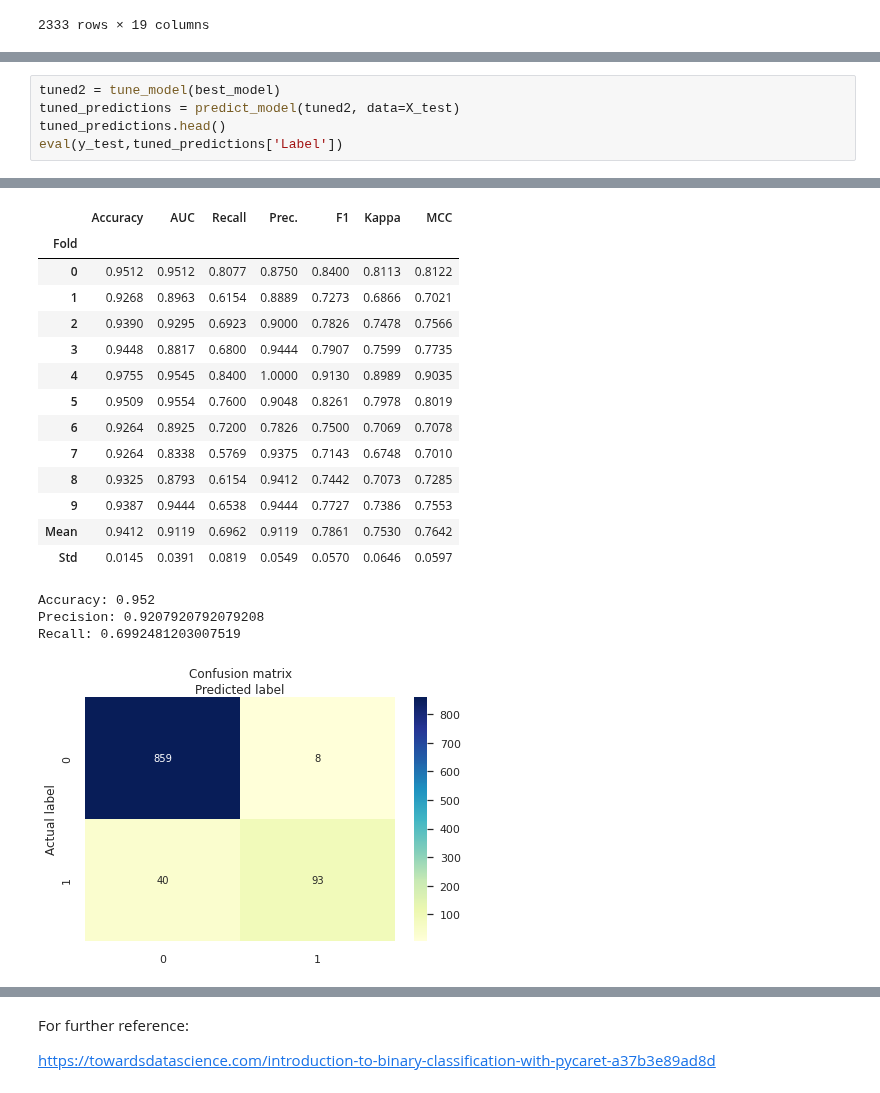
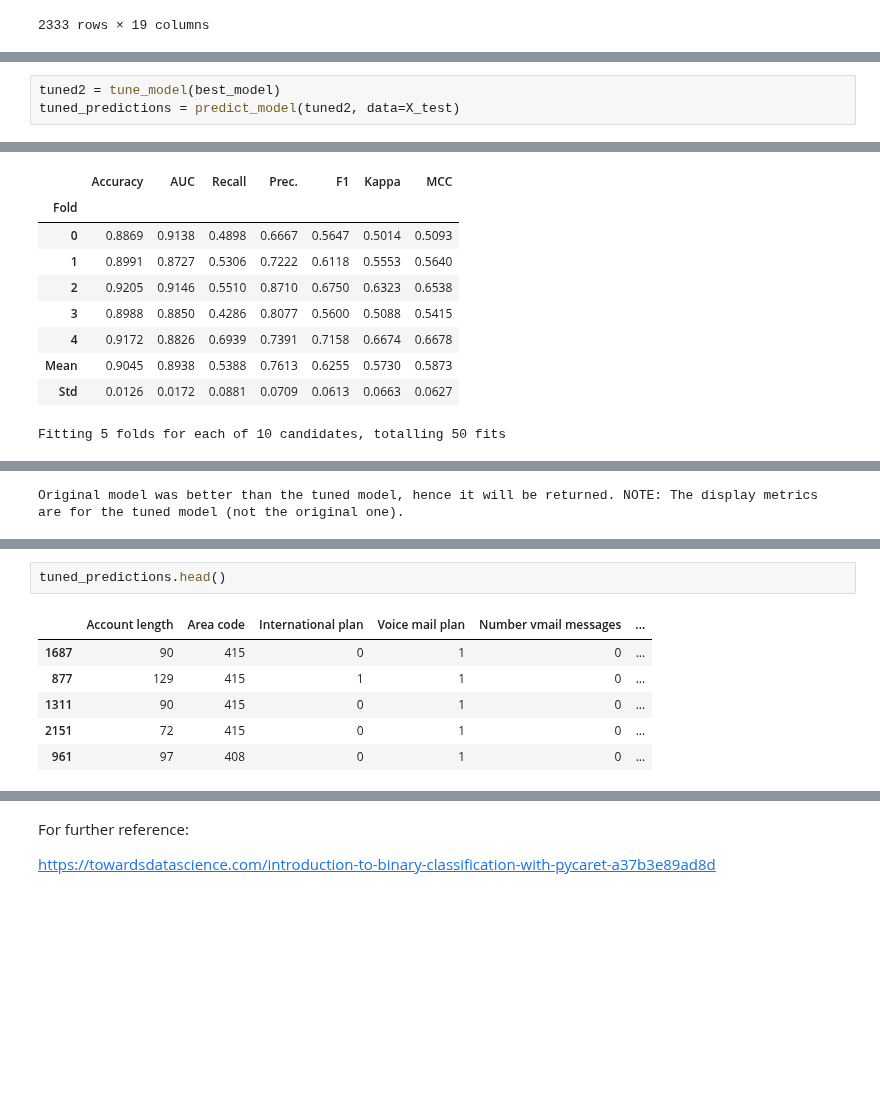
Before and after one commit to ogut77/DataScience, a Jupyter notebook: LR+kNN+NB+SVM.ipynb, the cells around one changed output, grey strips where cells are left out. Saved outputs shown, nothing was run; the diff lists cells and outputs as text; blank space fills up the shorter version.

```diff
--- a/LR+kNN+NB+SVM.ipynb
+++ b/LR+kNN+NB+SVM.ipynb
@@ -480,6 +479,4 @@ best_model = compare_models()
 # %%
 tuned2 = tune_model(best_model)
 tuned_predictions = predict_model(tuned2, data=X_test)
-tuned_predictions.head()
-eval(y_test,tuned_predictions['Label'])
 # %% [output]
@@ -486,18 +484,10 @@ eval(y_test,tuned_predictions['Label'])
 |  | Accuracy | AUC | Recall | Prec. | F1 | Kappa | MCC |
 | Fold |  |  |  |  |  |  |  |
-| 0 | 0.9512 | 0.9512 | 0.8077 | 0.8750 | 0.8400 | 0.8113 | 0.8122 |
-| 1 | 0.9268 | 0.8963 | 0.6154 | 0.8889 | 0.7273 | 0.6866 | 0.7021 |
-| 2 | 0.9390 | 0.9295 | 0.6923 | 0.9000 | 0.7826 | 0.7478 | 0.7566 |
-| 3 | 0.9448 | 0.8817 | 0.6800 | 0.9444 | 0.7907 | 0.7599 | 0.7735 |
-| 4 | 0.9755 | 0.9545 | 0.8400 | 1.0000 | 0.9130 | 0.8989 | 0.9035 |
-| 5 | 0.9509 | 0.9554 | 0.7600 | 0.9048 | 0.8261 | 0.7978 | 0.8019 |
-| 6 | 0.9264 | 0.8925 | 0.7200 | 0.7826 | 0.7500 | 0.7069 | 0.7078 |
-| 7 | 0.9264 | 0.8338 | 0.5769 | 0.9375 | 0.7143 | 0.6748 | 0.7010 |
-| 8 | 0.9325 | 0.8793 | 0.6154 | 0.9412 | 0.7442 | 0.7073 | 0.7285 |
-| 9 | 0.9387 | 0.9444 | 0.6538 | 0.9444 | 0.7727 | 0.7386 | 0.7553 |
-| Mean | 0.9412 | 0.9119 | 0.6962 | 0.9119 | 0.7861 | 0.7530 | 0.7642 |
-| Std | 0.0145 | 0.0391 | 0.0819 | 0.0549 | 0.0570 | 0.0646 | 0.0597 |
+| 0 | 0.8869 | 0.9138 | 0.4898 | 0.6667 | 0.5647 | 0.5014 | 0.5093 |
+| 1 | 0.8991 | 0.8727 | 0.5306 | 0.7222 | 0.6118 | 0.5553 | 0.5640 |
+| 2 | 0.9205 | 0.9146 | 0.5510 | 0.8710 | 0.6750 | 0.6323 | 0.6538 |
+| 3 | 0.8988 | 0.8850 | 0.4286 | 0.8077 | 0.5600 | 0.5088 | 0.5415 |
+| 4 | 0.9172 | 0.8826 | 0.6939 | 0.7391 | 0.7158 | 0.6674 | 0.6678 |
+| Mean | 0.9045 | 0.8938 | 0.5388 | 0.7613 | 0.6255 | 0.5730 | 0.5873 |
+| Std | 0.0126 | 0.0172 | 0.0881 | 0.0709 | 0.0613 | 0.0663 | 0.0627 |
-Accuracy: 0.952
-Precision: 0.9207920792079208
-Recall: 0.6992481203007519
+Fitting 5 folds for each of 10 candidates, totalling 50 fits
-[figure, removed]
@@ -503,0 +495 @@ Recall: 0.6992481203007519
+Original model was better than the tuned model, hence it will be returned. NOTE: The display metrics are for the tuned model (not the original one).
@@ -503,0 +497,9 @@ Recall: 0.6992481203007519
+# %%
+tuned_predictions.head()
+# %% [output]
+|  | Account length | Area code | International plan | Voice mail plan | Number vmail messages | ... |
+| 1687 | 90 | 415 | 0 | 1 | 0 | ... |
+| 877 | 129 | 415 | 1 | 1 | 0 | ... |
+| 1311 | 90 | 415 | 0 | 1 | 0 | ... |
+| 2151 | 72 | 415 | 0 | 1 | 0 | ... |
+| 961 | 97 | 408 | 0 | 1 | 0 | ... |
```
Also changed, not shown: parts of 13 cells of this notebook.
